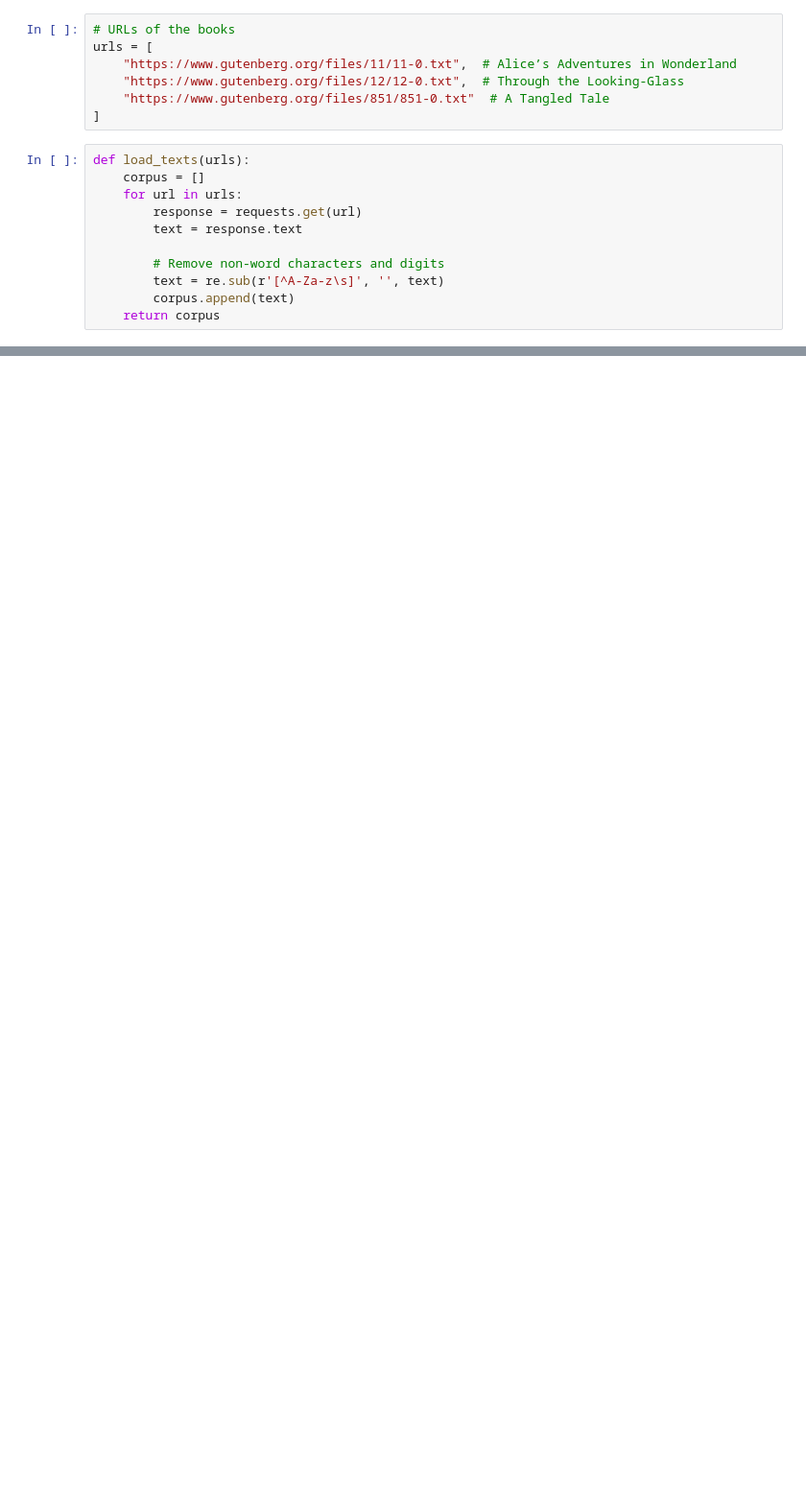
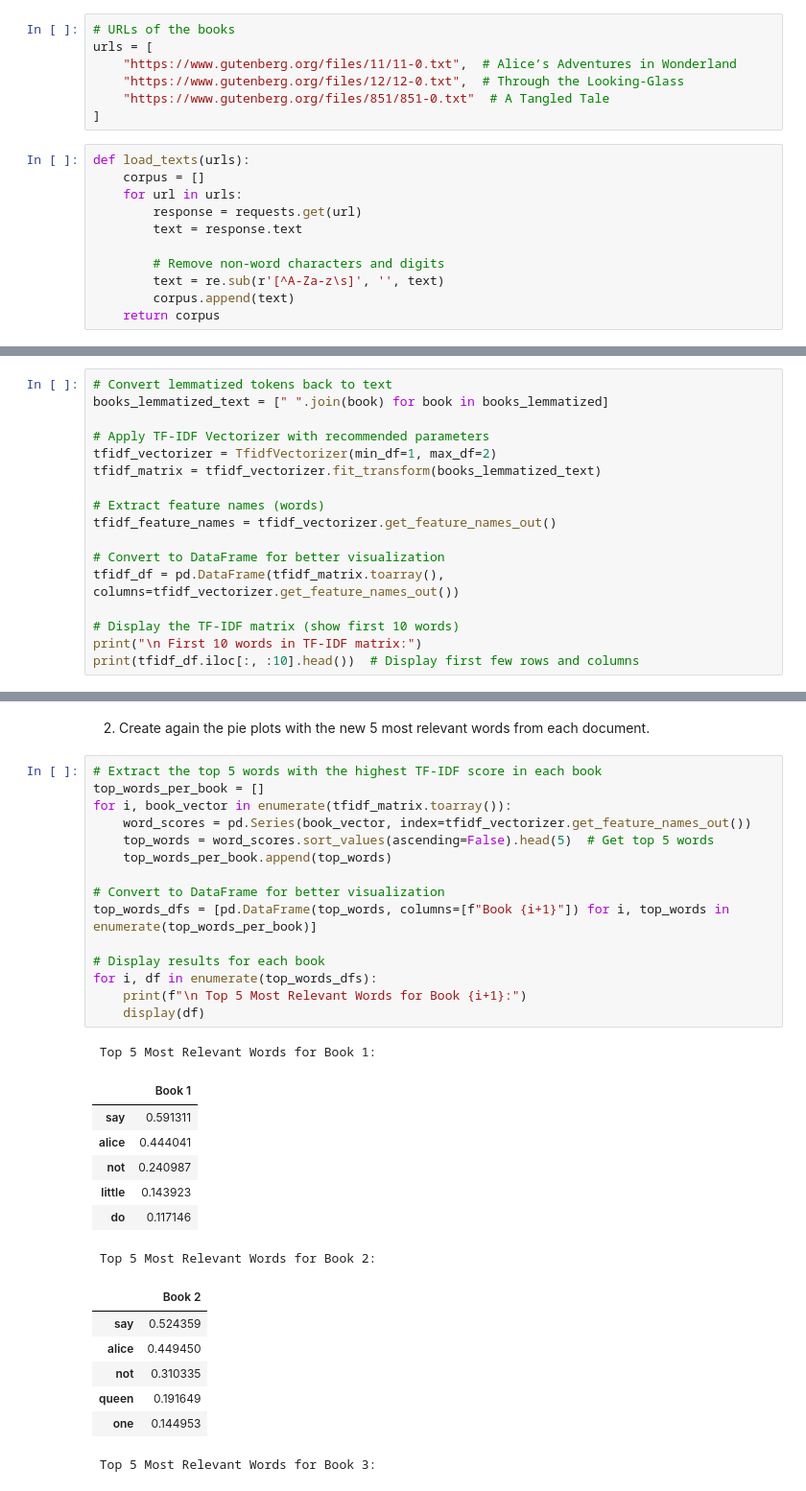
Before and after one commit to a-Hachem/GenAI-ML-BootCamp-PSTB, a Jupyter notebook: Week5/Daily_Challenge_W5_D1.ipynb, the cells around one changed output, grey strips where cells are left out. Shown at 96% size. Saved outputs shown, nothing was run; the diff lists cells and outputs as text; blank space fills up the shorter version.

```diff
--- a/Week5/Daily_Challenge_W5_D1.ipynb
+++ b/Week5/Daily_Challenge_W5_D1.ipynb
@@ -197,0 +451,17 @@ NameError: name 'books_tokens_cleaned' is not defined
+# %%
+# Convert lemmatized tokens back to text
+books_lemmatized_text = [" ".join(book) for book in books_lemmatized]
+
+# Apply TF-IDF Vectorizer with recommended parameters
+tfidf_vectorizer = TfidfVectorizer(min_df=1, max_df=2)
+tfidf_matrix = tfidf_vectorizer.fit_transform(books_lemmatized_text)
+
+# Extract feature names (words)
+tfidf_feature_names = tfidf_vectorizer.get_feature_names_out()
+
+# Convert to DataFrame for better visualization
+tfidf_df = pd.DataFrame(tfidf_matrix.toarray(), columns=tfidf_vectorizer.get_feature_names_out())
+
+# Display the TF-IDF matrix (show first 10 words)
+print("\n First 10 words in TF-IDF matrix:")
+print(tfidf_df.iloc[:, :10].head())  # Display first few rows and columns
@@ -197,0 +479,33 @@ NameError: name 'books_tokens_cleaned' is not defined
+# %% [markdown]
+2. Create again the pie plots with the new 5 most relevant words from each document.
+# %%
+# Extract the top 5 words with the highest TF-IDF score in each book
+top_words_per_book = []
+for i, book_vector in enumerate(tfidf_matrix.toarray()):
+    word_scores = pd.Series(book_vector, index=tfidf_vectorizer.get_feature_names_out())
+    top_words = word_scores.sort_values(ascending=False).head(5)  # Get top 5 words
+    top_words_per_book.append(top_words)
+
+# Convert to DataFrame for better visualization
+top_words_dfs = [pd.DataFrame(top_words, columns=[f"Book {i+1}"]) for i, top_words in enumerate(top_words_per_book)]
+
+# Display results for each book
+for i, df in enumerate(top_words_dfs):
+    print(f"\n Top 5 Most Relevant Words for Book {i+1}:")
+    display(df)
+# %% [output]
+ Top 5 Most Relevant Words for Book 1:
+|  | Book 1 |
+| say | 0.591311 |
+| alice | 0.444041 |
+| not | 0.240987 |
+| little | 0.143923 |
+| do | 0.117146 |
+ Top 5 Most Relevant Words for Book 2:
+|  | Book 2 |
+| say | 0.524359 |
+| alice | 0.449450 |
+| not | 0.310335 |
+| queen | 0.191649 |
+| one | 0.144953 |
+ Top 5 Most Relevant Words for Book 3:
```
Also changed, not shown: parts of 47 cells of this notebook.
